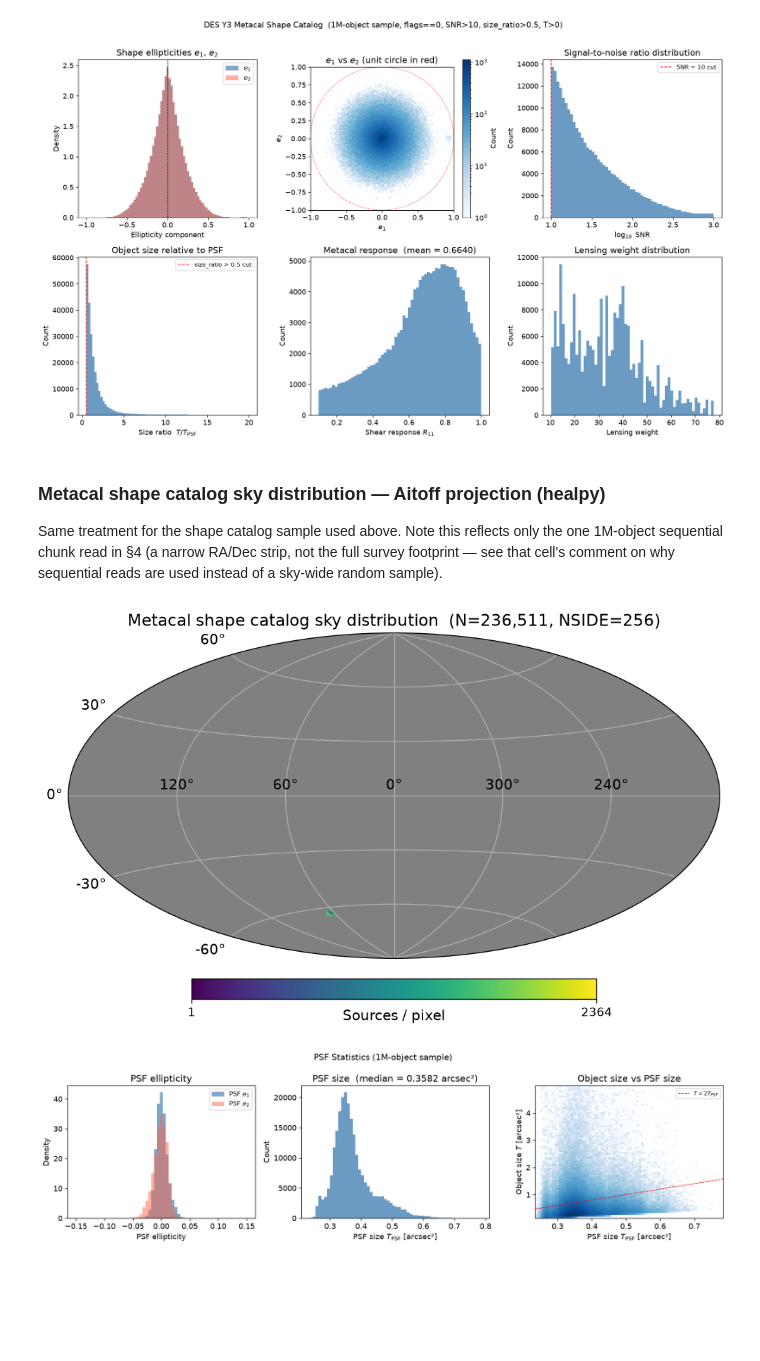
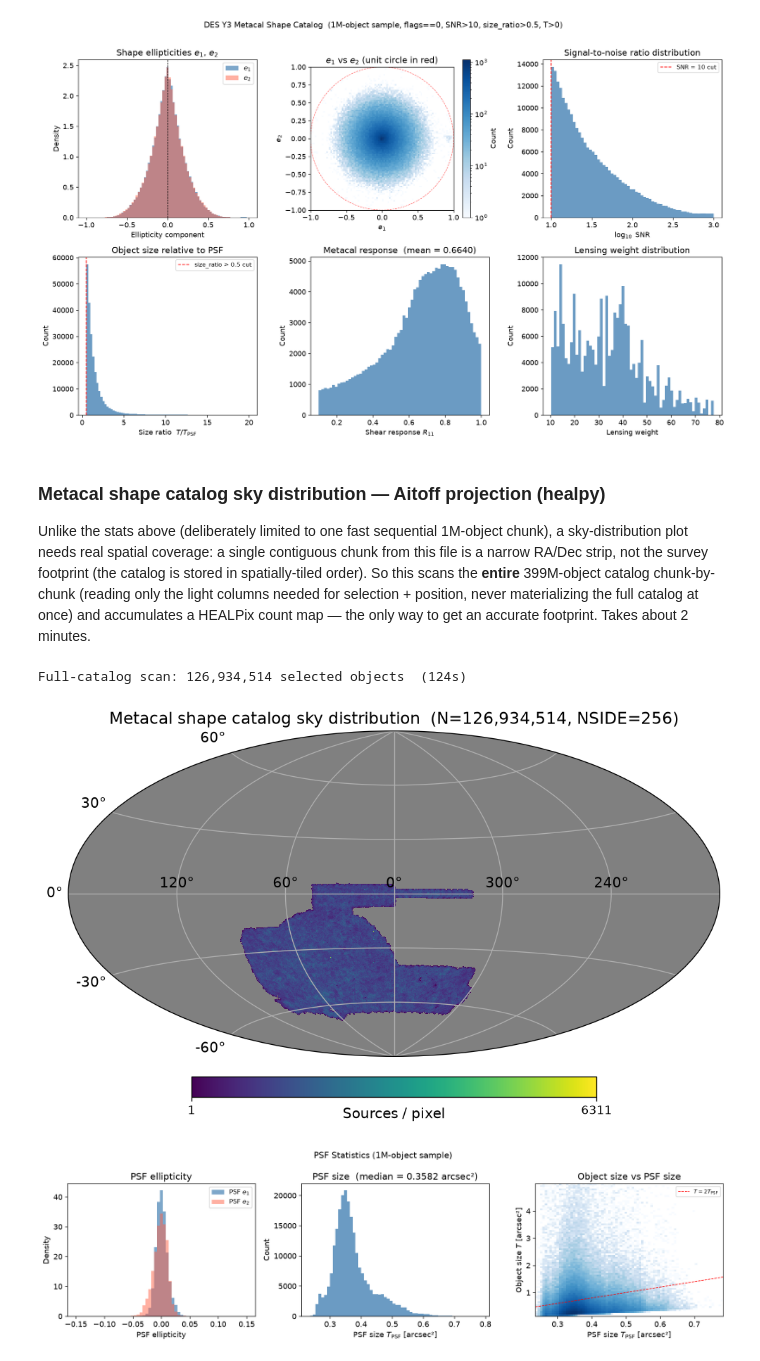
Before and after one commit to andrevitorelli/destacking, a Jupyter notebook: notebooks/data_exploration.ipynb, the cells around one changed output. Saved outputs shown, nothing was run; the diff lists cells and outputs as text; code cells hidden in the pictures; blank space fills up the shorter version.

```diff
--- a/notebooks/data_exploration.ipynb
+++ b/notebooks/data_exploration.ipynb
@@ -689,32 +690,55 @@ plt.show()
 # %% [markdown]
 ### Metacal shape catalog sky distribution — Aitoff projection (healpy)
 
-Same treatment for the shape catalog sample used above. Note this reflects
-only the one 1M-object sequential chunk read in §4 (a narrow RA/Dec strip,
-not the full survey footprint — see that cell's comment on why sequential
-reads are used instead of a sky-wide random sample).
+Unlike the stats above (deliberately limited to one fast sequential 1M-object
+chunk), a sky-distribution plot needs real spatial coverage: a single
+contiguous chunk from this file is a narrow RA/Dec strip, not the survey
+footprint (the catalog is stored in spatially-tiled order). So this scans
+the **entire** 399M-object catalog chunk-by-chunk (reading only the light
+columns needed for selection + position, never materializing the full
+catalog at once) and accumulates a HEALPix count map — the only way to get
+an accurate footprint. Takes about 2 minutes.
 # %%
 NSIDE_SHAPE = 256
 npix_shape = hp.nside2npix(NSIDE_SHAPE)
-theta_s = np.radians(90.0 - dec[sel])
-phi_s   = np.radians(ra[sel])
-pix_s   = hp.ang2pix(NSIDE_SHAPE, theta_s, phi_s)
-counts_s = np.bincount(pix_s, minlength=npix_shape).astype(float)
+counts_s = np.zeros(npix_shape)
+n_sel_total = 0
+CHUNK_SIZE = 1_000_000  # matches the file's own HDF5 chunk size (aligned = fast)
+
+t0 = time.time()
+with h5py.File(f'{DATA}/DESY3_metacal_v03-004.h5', 'r') as f_full:
+    g_full = f_full['catalog/unsheared']
+    n_total_mcal = g_full['ra'].shape[0]
+    n_chunks = -(-n_total_mcal // CHUNK_SIZE)
+    for i in range(n_chunks):
+        s = slice(i * CHUNK_SIZE, min((i + 1) * CHUNK_SIZE, n_total_mcal))
+        flags_c = g_full['flags'][s]; snr_c = g_full['snr'][s]
+        T_c = g_full['T'][s]; sr_c = g_full['size_ratio'][s]
+        m = (flags_c == 0) & (snr_c > 10) & (snr_c < 1000) & (sr_c > 0.5) & (T_c > 0)
+        if not m.any():
+            continue
+        theta_c = np.radians(90.0 - g_full['dec'][s][m])
+        phi_c   = np.radians(g_full['ra'][s][m])
+        counts_s += np.bincount(hp.ang2pix(NSIDE_SHAPE, theta_c, phi_c), minlength=npix_shape)
+        n_sel_total += int(m.sum())
+
+print(f'Full-catalog scan: {n_sel_total:,} selected objects  ({time.time()-t0:.0f}s)')
 counts_s[counts_s == 0] = np.nan
 
 projview(
     counts_s,
     projection_type='aitoff',
     coord=['C'],
     graticule=True, graticule_labels=True,
     unit='Sources / pixel',
     cmap='viridis',
-    title=f'Metacal shape catalog sky distribution  (N={sel.sum():,}, NSIDE={NSIDE_SHAPE})',
+    title=f'Metacal shape catalog sky distribution  (N={n_sel_total:,}, NSIDE={NSIDE_SHAPE})',
 )
 plt.savefig('figs/metacal_sky_aitoff.pdf', bbox_inches='tight')
 plt.show()
 # %% [output]
+Full-catalog scan: 126,934,514 selected objects  (124s)
-[figure, old version]
+[figure, new version]
 # %%
 # ── PSF statistics ───────────────────────────────────────────────────────────
 fig, axes = plt.subplots(1, 3, figsize=(14, 4))
```
Also changed, not shown: parts of 1 cell of this notebook, 8 other files.
